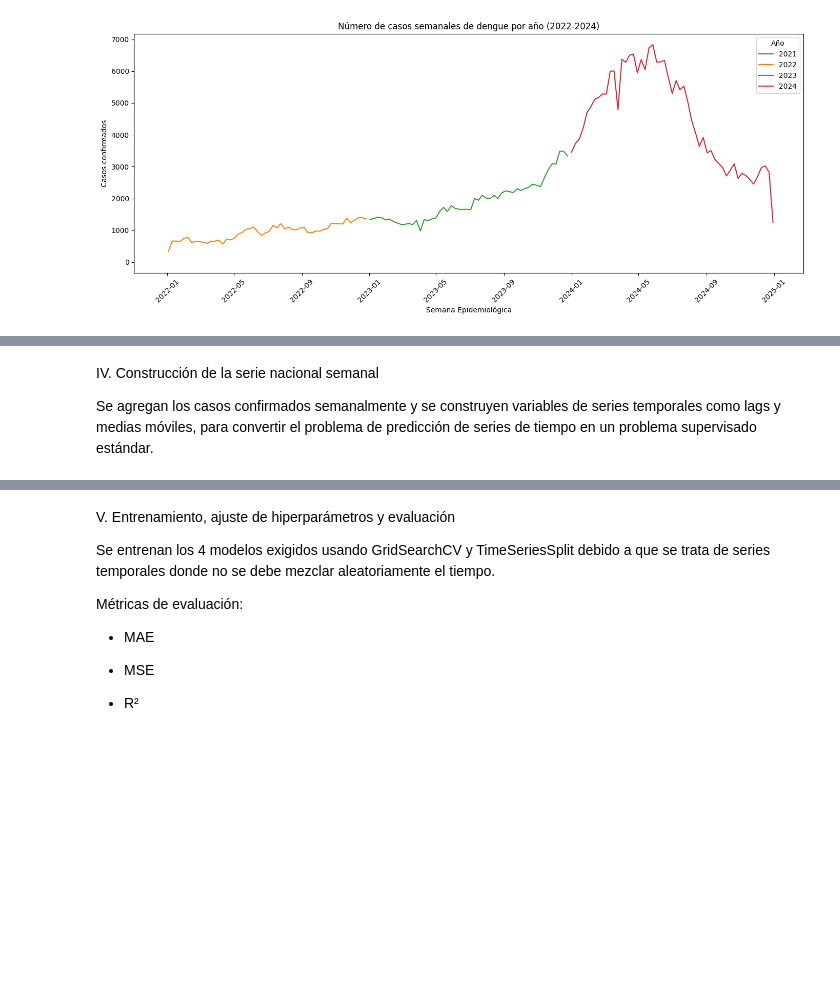
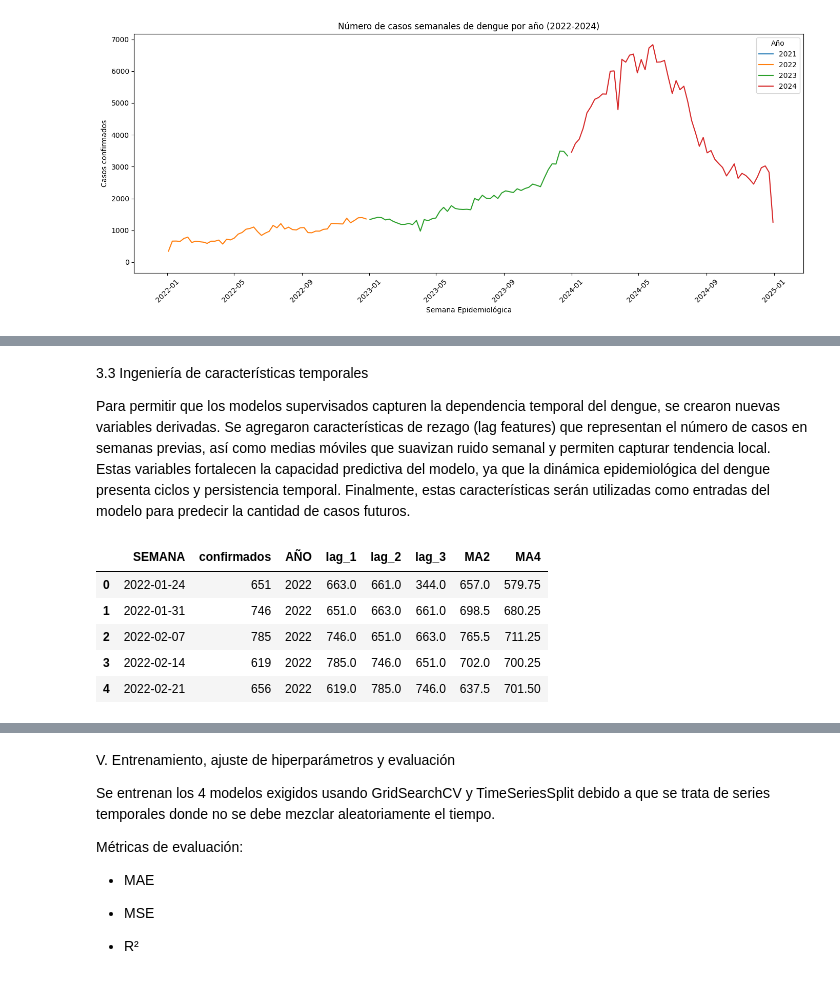
Before and after one commit to jefersonfloz/Trabajo-final-IA, a Jupyter notebook: Proyectofinal.ipynb, the cells around one changed output, grey strips where cells are left out. Saved outputs shown, nothing was run; the diff lists cells and outputs as text; code cells hidden in the pictures; blank space fills up the shorter version.

```diff
--- a/Proyectofinal.ipynb
+++ b/Proyectofinal.ipynb
@@ -239,0 +288,10 @@ df.head()
+# %%
+# extraer año de cada semana
+serie_semanal['AÑO'] = serie_semanal['SEMANA'].dt.year
+
+# filtrar únicamente 2022 - 2024
+serie_semanal = serie_semanal[serie_semanal['AÑO'].between(2022, 2024)]
+
+serie_semanal = serie_semanal.reset_index(drop=True)
+
+serie_semanal.head(), serie_semanal.tail()
@@ -240,29 +311,25 @@ df.head()
 # %% [markdown]
-IV. Construcción de la serie nacional semanal
+3.3 Ingeniería de características temporales
 
-Se agregan los casos confirmados semanalmente y se construyen variables de series temporales como lags y medias móviles, para convertir el problema de predicción de series de tiempo en un problema supervisado estándar.
+Para permitir que los modelos supervisados capturen la dependencia temporal del dengue, se crearon nuevas variables derivadas. Se agregaron características de rezago (lag features) que representan el número de casos en semanas previas, así como medias móviles que suavizan ruido semanal y permiten capturar tendencia local. Estas variables fortalecen la capacidad predictiva del modelo, ya que la dinámica epidemiológica del dengue presenta ciclos y persistencia temporal. Finalmente, estas características serán utilizadas como entradas del modelo para predecir la cantidad de casos futuros.
 # %%
-# crear semana
-df['year_week'] = df['FEC_NOT'].dt.to_period('W').apply(lambda r: r.start_time)
+# creación de lag features
+serie_semanal['lag_1'] = serie_semanal['confirmados'].shift(1)
+serie_semanal['lag_2'] = serie_semanal['confirmados'].shift(2)
+serie_semanal['lag_3'] = serie_semanal['confirmados'].shift(3)
 
-series_weekly = df.groupby('year_week')['confirmados'].sum().sort_index()
-series_weekly = series_weekly.asfreq('W-MON').fillna(0)
-series_weekly = series_weekly.rename("cases")
+# medias móviles
+serie_semanal['MA2'] = serie_semanal['confirmados'].rolling(window=2).mean()
+serie_semanal['MA4'] = serie_semanal['confirmados'].rolling(window=4).mean()
 
-def make_features(series, lags=[1,2,3,4], windows=[3,6]):
-    df_feat = pd.DataFrame({'cases': series})
+# eliminar filas con NaN generadas por lags y rolling
+serie_ml = serie_semanal.dropna().reset_index(drop=True)
 
-    # Crear variables de rezago (lags)
-    for lag in lags:
-        df_feat[f'lag_{lag}'] = df_feat['cases'].shift(lag)
-
-    # Crear medias móviles
-    for w in windows:
-        df_feat[f'roll_mean_{w}'] = df_feat['cases'].shift(1).rolling(window=w, min_periods=1).mean()
-
-    # Extraer características temporales usando isocalendar()
-    df_feat['weekofyear'] = df_feat.index.isocalendar().week
-    df_feat['month'] = df_feat.index.month
-    df_feat['year'] = df_feat.index.year
-
-    return df_feat.dropna()
+serie_ml.head()
+# %% [output]
+|  | SEMANA | confirmados | AÑO | lag_1 | lag_2 | lag_3 | MA2 | MA4 |
+| 0 | 2022-01-24 | 651 | 2022 | 663.0 | 661.0 | 344.0 | 657.0 | 579.75 |
+| 1 | 2022-01-31 | 746 | 2022 | 651.0 | 663.0 | 661.0 | 698.5 | 680.25 |
+| 2 | 2022-02-07 | 785 | 2022 | 746.0 | 651.0 | 663.0 | 765.5 | 711.25 |
+| 3 | 2022-02-14 | 619 | 2022 | 785.0 | 746.0 | 651.0 | 702.0 | 700.25 |
+| 4 | 2022-02-21 | 656 | 2022 | 619.0 | 785.0 | 746.0 | 637.5 | 701.50 |
```
Also changed, not shown: parts of 10 cells of this notebook.
